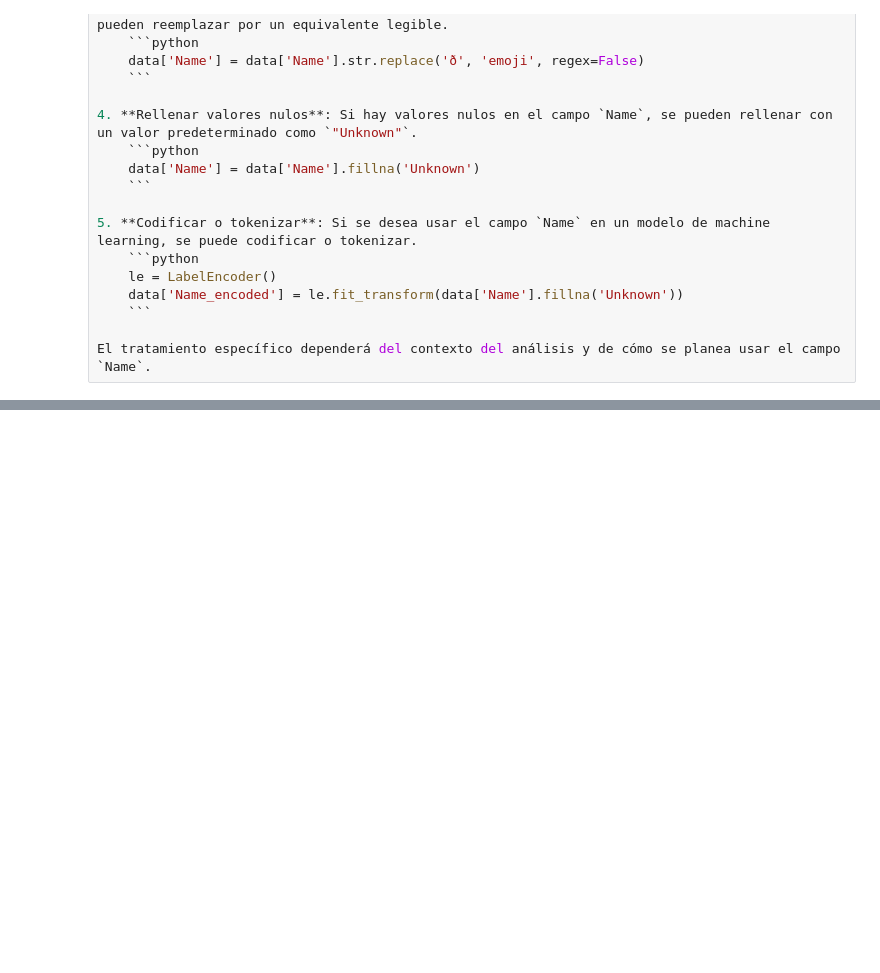
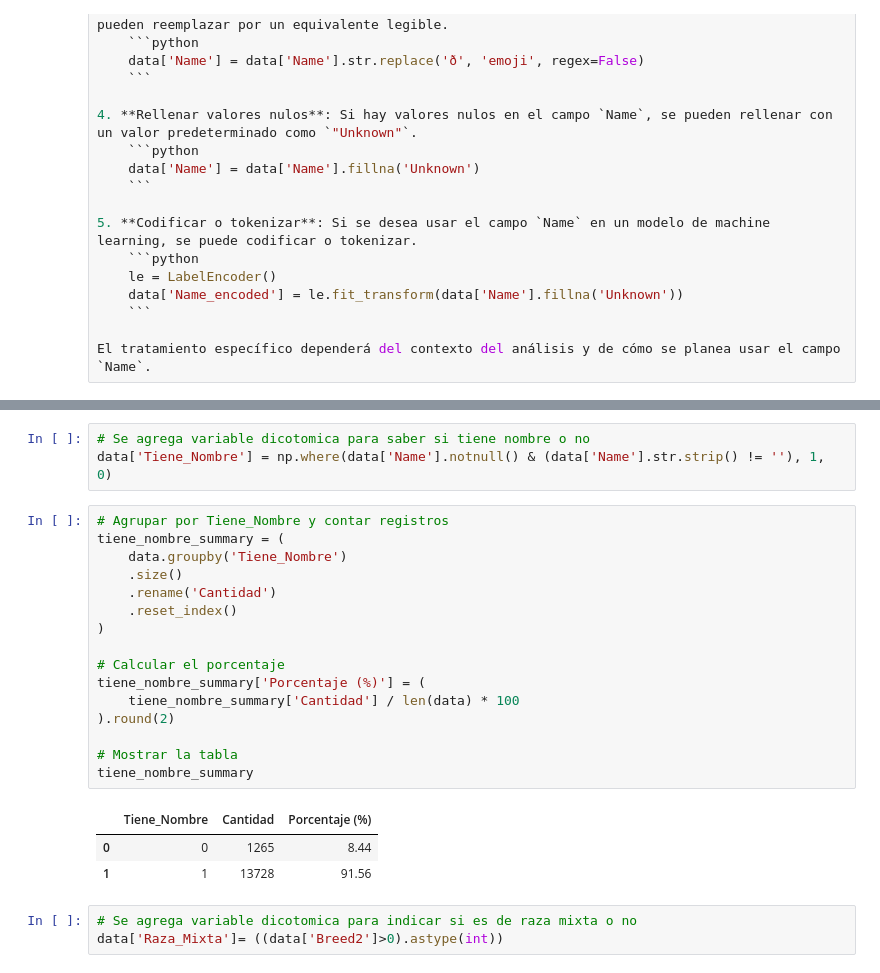
Before and after one commit to AraneoA/UA_MDM_Labo2, a Jupyter notebook: notebooks/preprocessing/analisis_procesm_nulls.ipynb, the cells around one changed output, grey strips where cells are left out. Saved outputs shown, nothing was run; the diff lists cells and outputs as text; blank space fills up the shorter version.

Commit message:
Se_agregan_nuevas_variables

```diff
--- a/notebooks/preprocessing/analisis_procesm_nulls.ipynb
+++ b/notebooks/preprocessing/analisis_procesm_nulls.ipynb
@@ -291,0 +336,26 @@ El tratamiento específico dependerá del contexto del análisis y de cómo se p
+# %%
+# Se agrega variable dicotomica para saber si tiene nombre o no
+data['Tiene_Nombre'] = np.where(data['Name'].notnull() & (data['Name'].str.strip() != ''), 1, 0)
+# %%
+# Agrupar por Tiene_Nombre y contar registros
+tiene_nombre_summary = (
+    data.groupby('Tiene_Nombre')
+    .size()
+    .rename('Cantidad')
+    .reset_index()
+)
+
+# Calcular el porcentaje
+tiene_nombre_summary['Porcentaje (%)'] = (
+    tiene_nombre_summary['Cantidad'] / len(data) * 100
+).round(2)
+
+# Mostrar la tabla
+tiene_nombre_summary
+# %% [output]
+|  | Tiene_Nombre | Cantidad | Porcentaje (%) |
+| 0 | 0 | 1265 | 8.44 |
+| 1 | 1 | 13728 | 91.56 |
+# %%
+# Se agrega variable dicotomica para indicar si es de raza mixta o no
+data['Raza_Mixta']= ((data['Breed2']>0).astype(int))
```
Also changed, not shown: parts of 5 cells of this notebook.
